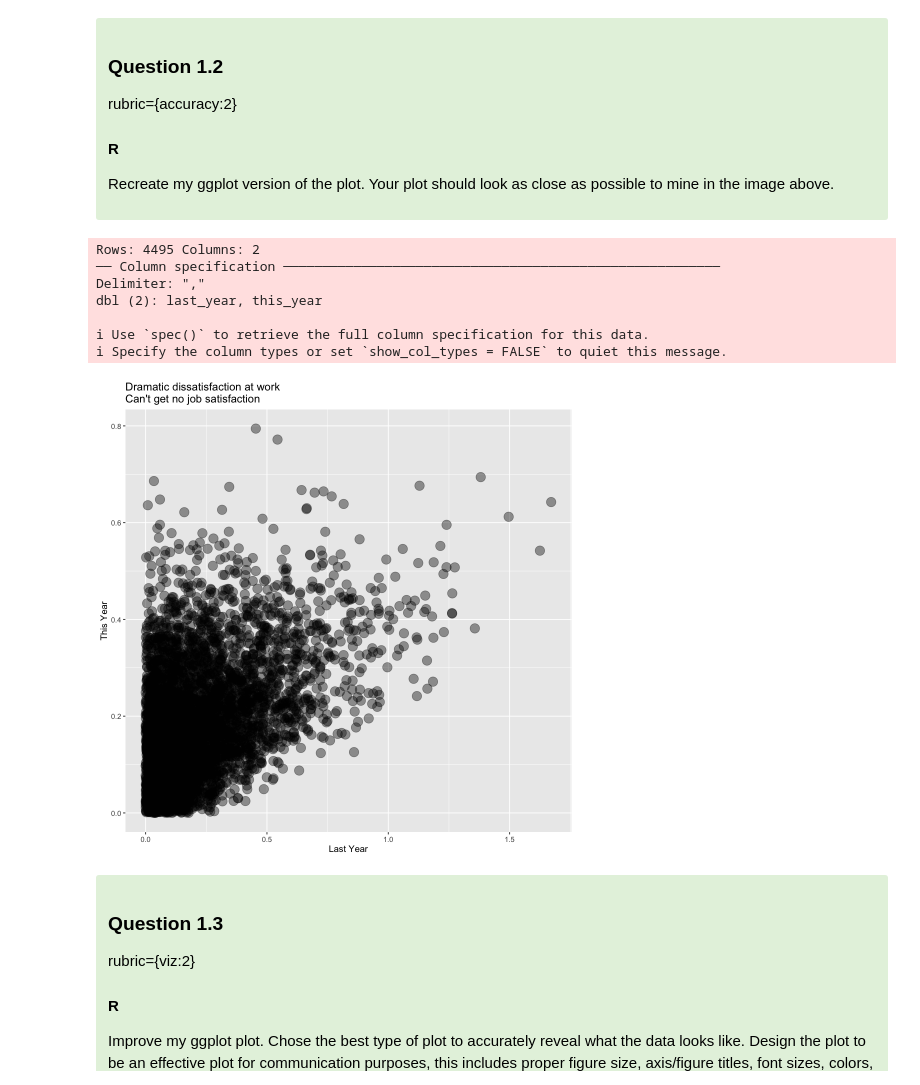
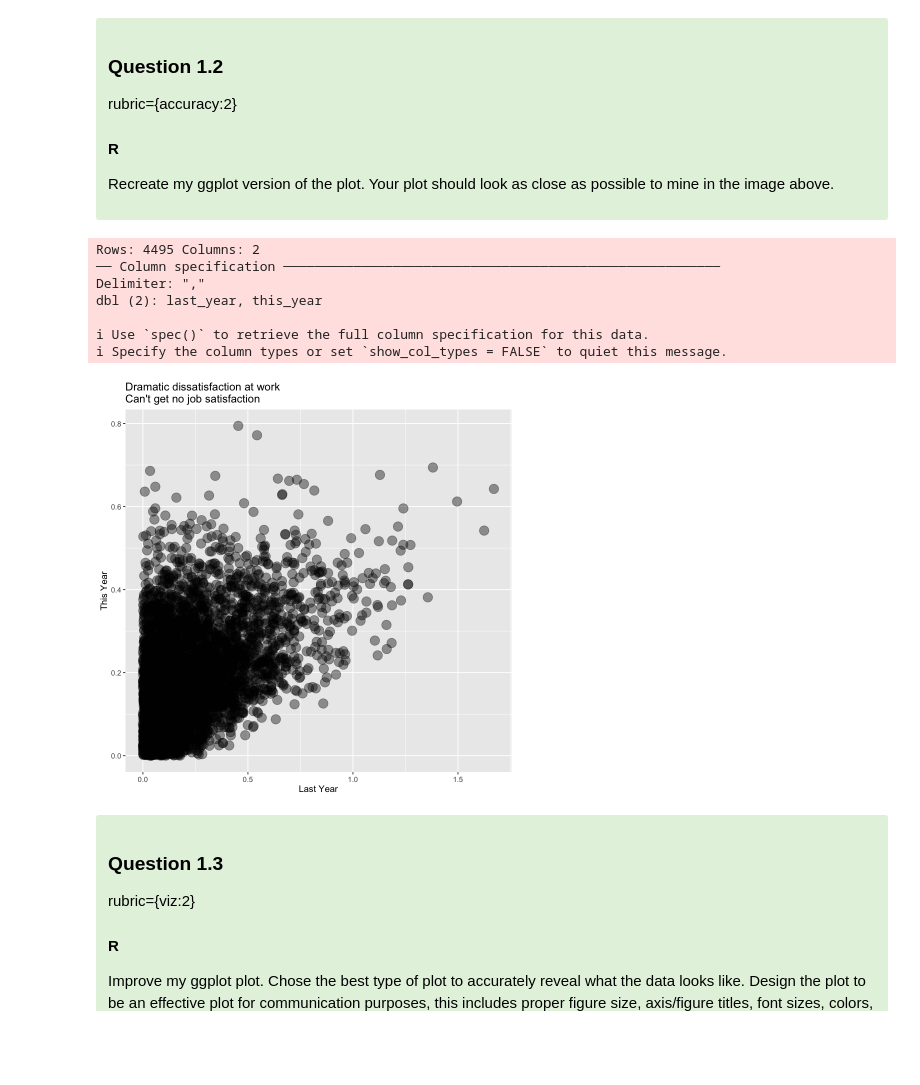
Before and after one commit to JordanKaseram/MDS-Data-550-Labs, a Jupyter notebook: lab3/lab3-R.ipynb, the cells around one changed output. Saved outputs shown, nothing was run; the diff lists cells and outputs as text; code cells hidden in the pictures; blank space fills up the shorter version.

```diff
--- a/lab3/lab3-R.ipynb
+++ b/lab3/lab3-R.ipynb
@@ -126,25 +126,24 @@ rubric={accuracy:2}
 # %%
 # YOUR ANSWER HERE
 cities_df <- read_csv("data/cities-job-satisfaction.csv")
+options(repr.plot.width = 8, repr.plot.height = 8)
 
-p1 <- ggplot(data = cities_df, aes(x = last_year, y=this_year)) +
+ggplot(data = cities_df, aes(x = last_year, y=this_year)) +
     geom_point(size=5, alpha=0.4) +
     labs(
         title = "Dramatic dissatisfaction at work\nCan't get no job satisfaction",
         x = "Last Year",
         y = "This Year"
     )
-options(repr.plot.width = 8, repr.plot.height = 8)
-p1
 # %% [output]
 Rows: 4495 Columns: 2
 ── Column specification ────────────────────────────────────────────────────────
 Delimiter: ","
 dbl (2): last_year, this_year
 
 ℹ Use `spec()` to retrieve the full column specification for this data.
 ℹ Specify the column types or set `show_col_types = FALSE` to quiet this message.
-[figure, old version]
+[figure, new version]
 # %% [markdown]
 <div class="alert alert-success" style="color:black">
 
```
Also changed, not shown: parts of 11 cells of this notebook.
